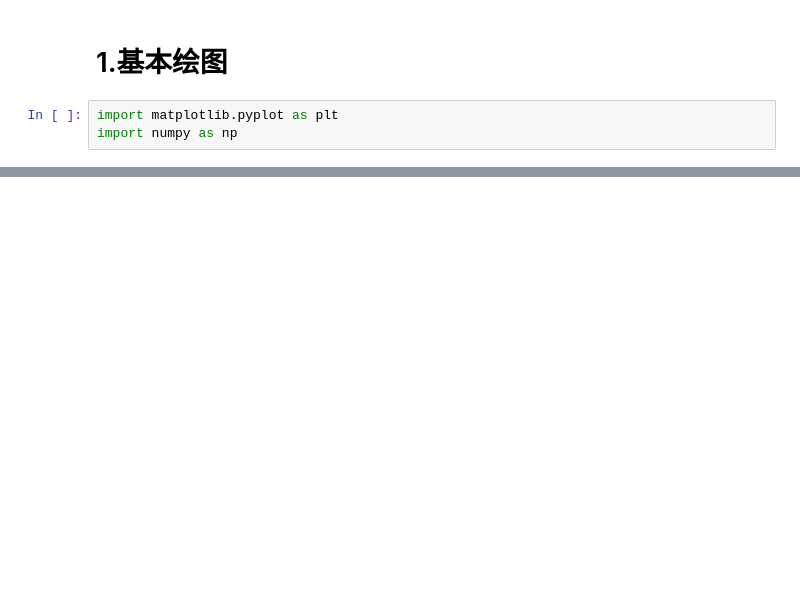
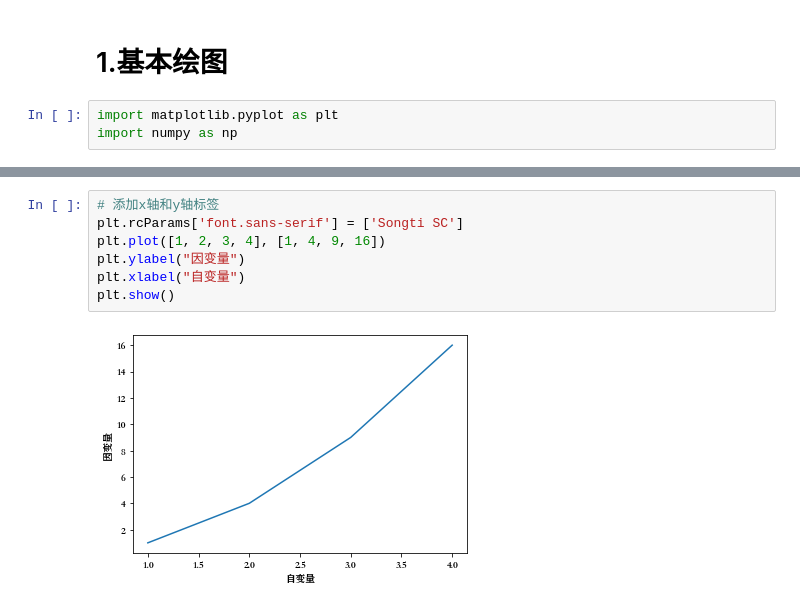
Before and after one commit to qunge5211314/machine_learning_practise, a Jupyter notebook: matplotlib_practise/basic_drawing.ipynb, the cells around one changed output, grey strips where cells are left out. Drawn from its saved outputs; the diff is of its cells as text; blank space fills up the shorter version.

```diff
--- a/matplotlib_practise/basic_drawing.ipynb
+++ b/matplotlib_practise/basic_drawing.ipynb
@@ -11,0 +18,9 @@ plt.show()
+# %%
+# 添加x轴和y轴标签
+plt.rcParams['font.sans-serif'] = ['Songti SC']
+plt.plot([1, 2, 3, 4], [1, 4, 9, 16])
+plt.ylabel("因变量")
+plt.xlabel("自变量")
+plt.show()
+# %% [output]
+[figure, added]
```
Also changed, not shown: parts of 4 cells of this notebook, 1 other file.
